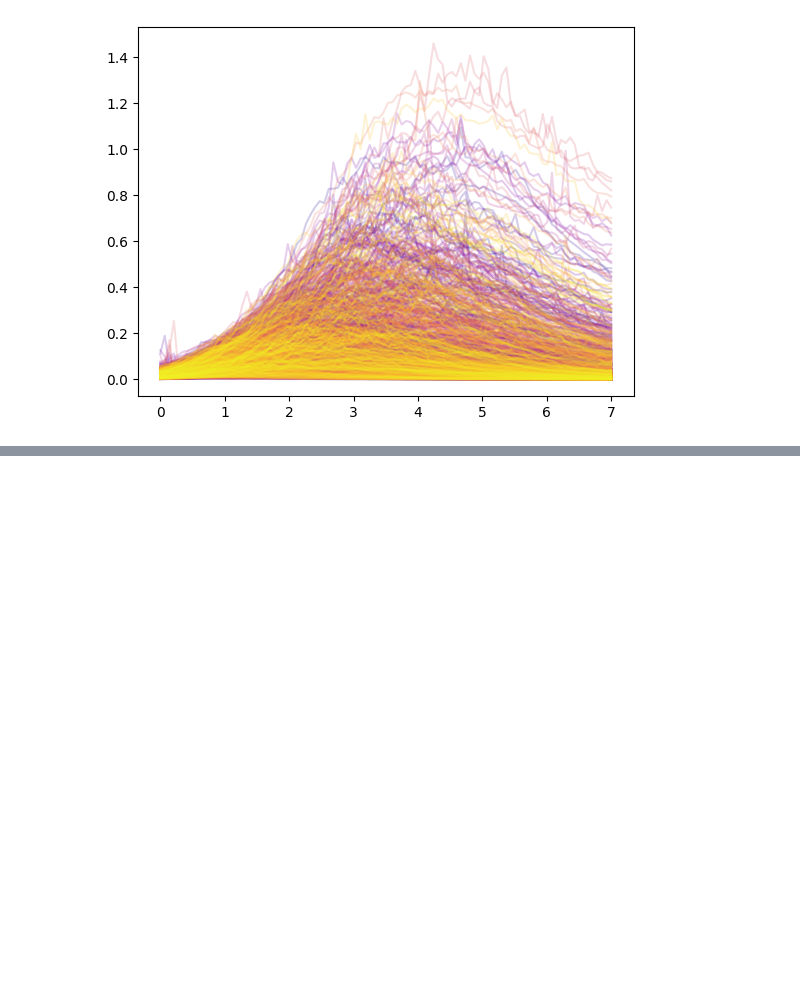
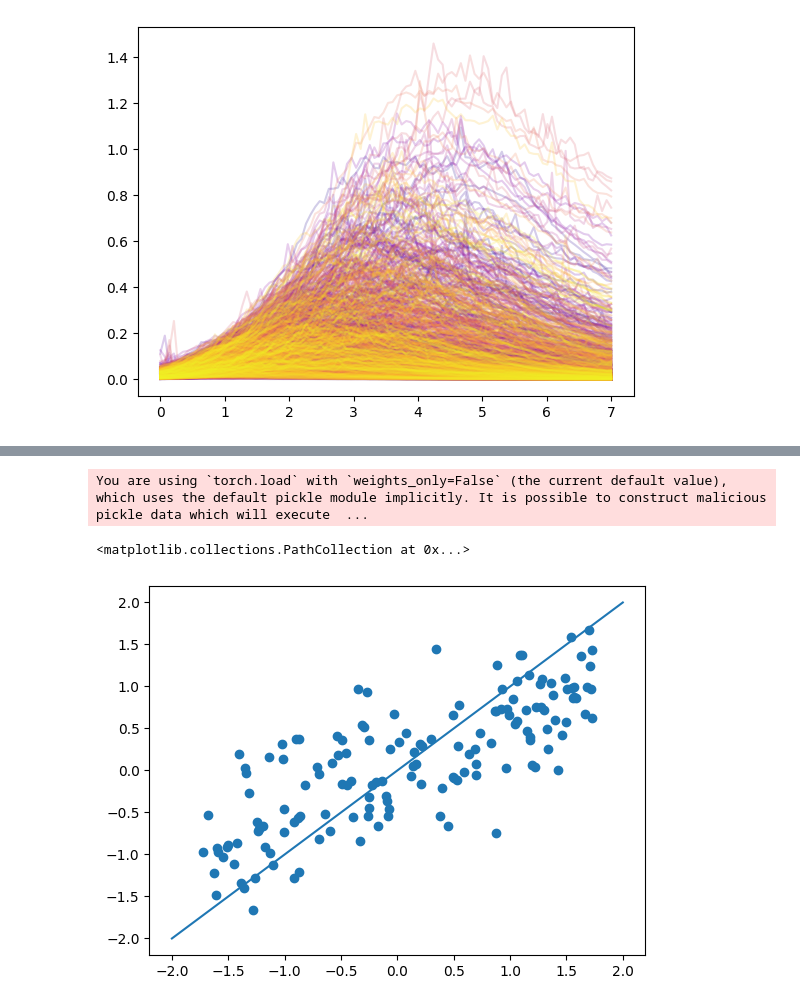
Before and after one commit to HuangLorenzo/Esame_python, a Jupyter notebook: Huang_lorenzo_ML.ipynb, the cells around one changed output, grey strips where cells are left out. Cells and saved outputs as stored; diff of their text form; code cells hidden in the pictures; blank space fills up the shorter version.

```diff
--- a/Huang_lorenzo_ML.ipynb
+++ b/Huang_lorenzo_ML.ipynb
@@ -314,0 +292,52 @@ plt.loglog()
+# %%
+loss_func = nn.MSELoss()
+
+# load the best-model and move it to the GPU
+model.load_state_dict(torch.load(f_model))
+model.to(device=device)
+
+# define arraies where to store stuff
+
+x_values=np.zeros((len(test_loader.dataset),100))
+y_true=np.zeros((len(test_loader.dataset),6))
+y_NN=np.zeros((len(test_loader.dataset),6))
+
+# loop over the different batches and get the prediction
+offset = 0
+test_loss, points = 0.0, 0
+model.eval()
+
+counter=0
+with torch.no_grad():
+  for x_test, y_test in test_loader:
+    bs=x_test.shape[0]
+
+    # move data to GPU
+    x_test   = x_test.to(device)
+    y_test = y_test.to(device)
+
+    # make prediction using network
+    y_pred = model(x_test)
+
+    # Store predictions and true parameter values
+    # Need to move the array to cpu() and make it numpy()
+    # print(y_true.shape,y_test.cpu().numpy().shape,y_test.cpu().numpy())
+    # print(y_NN.shape,y_pred.cpu().numpy().shape,y_pred.cpu().numpy())
+    x_values[counter:counter+bs,:]=x_test
+    y_true[counter:counter+bs,:]= y_test.cpu().numpy()
+    y_NN[counter:counter+bs,:]= y_pred.cpu().numpy()
+
+
+    # compute cumulative loss and number of examples used
+    test_loss += (loss_func(y_pred, y_test).item())*x_test.shape[0]
+    points += x_test.shape[0]
+
+    counter += bs
+
+# get the average validation loss
+test_loss /= points
+
+print('test loss = %.3e'%test_loss)
+plt.plot(np.linspace(-2,2,1000),np.linspace(-2,2,1000))
+plt.scatter(y_true[:,0],y_NN[:,0],label='$\Omega_m$')
+# %% [output]
@@ -315,3 +345,6 @@ plt.loglog()
+You are using `torch.load` with `weights_only=False` (the current default value), which uses the default pickle module implicitly. It is possible to construct malicious pickle data which will execute  ...
+<matplotlib.collections.PathCollection at 0x...>
+[figure, added]
 # %%
 def objective(trial):
   params = {
```
Also changed, not shown: parts of 15 cells of this notebook.
